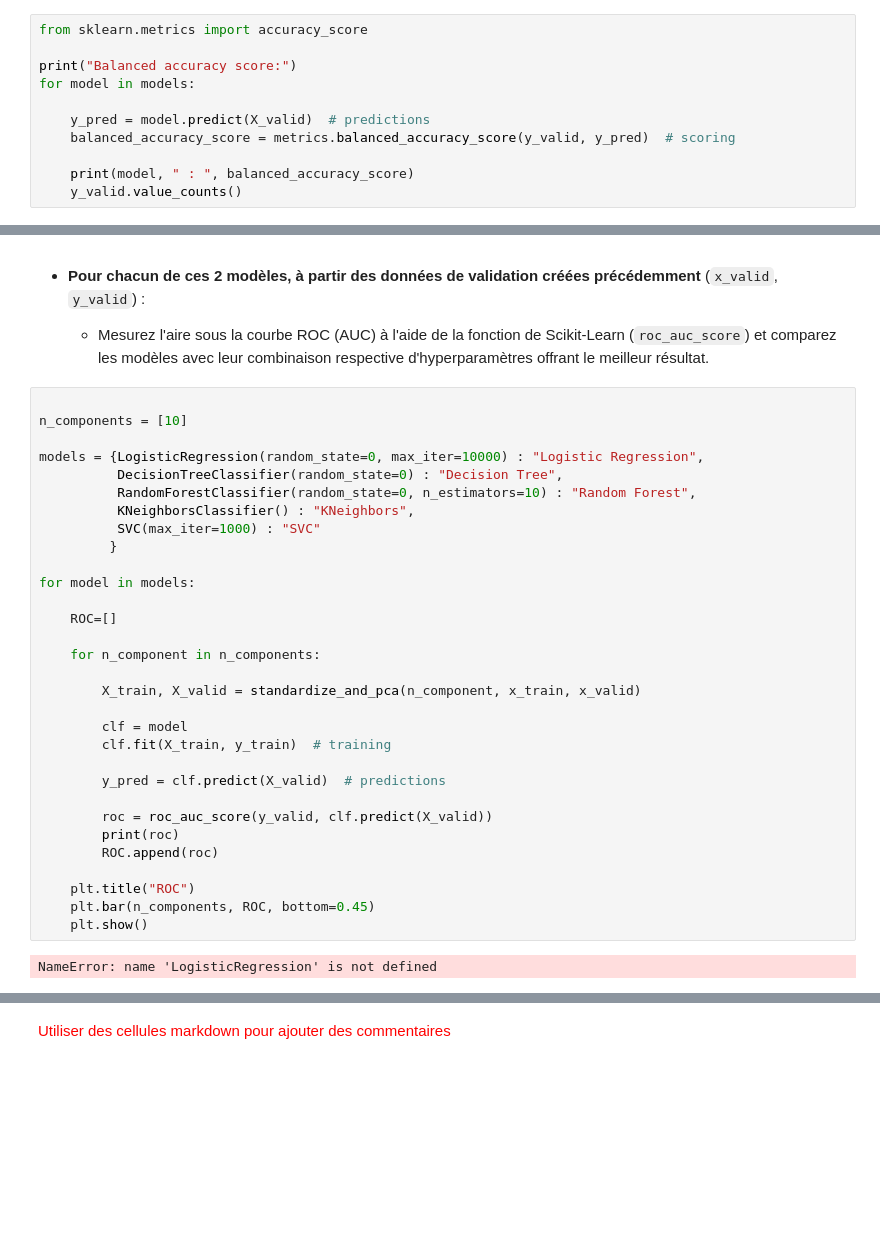
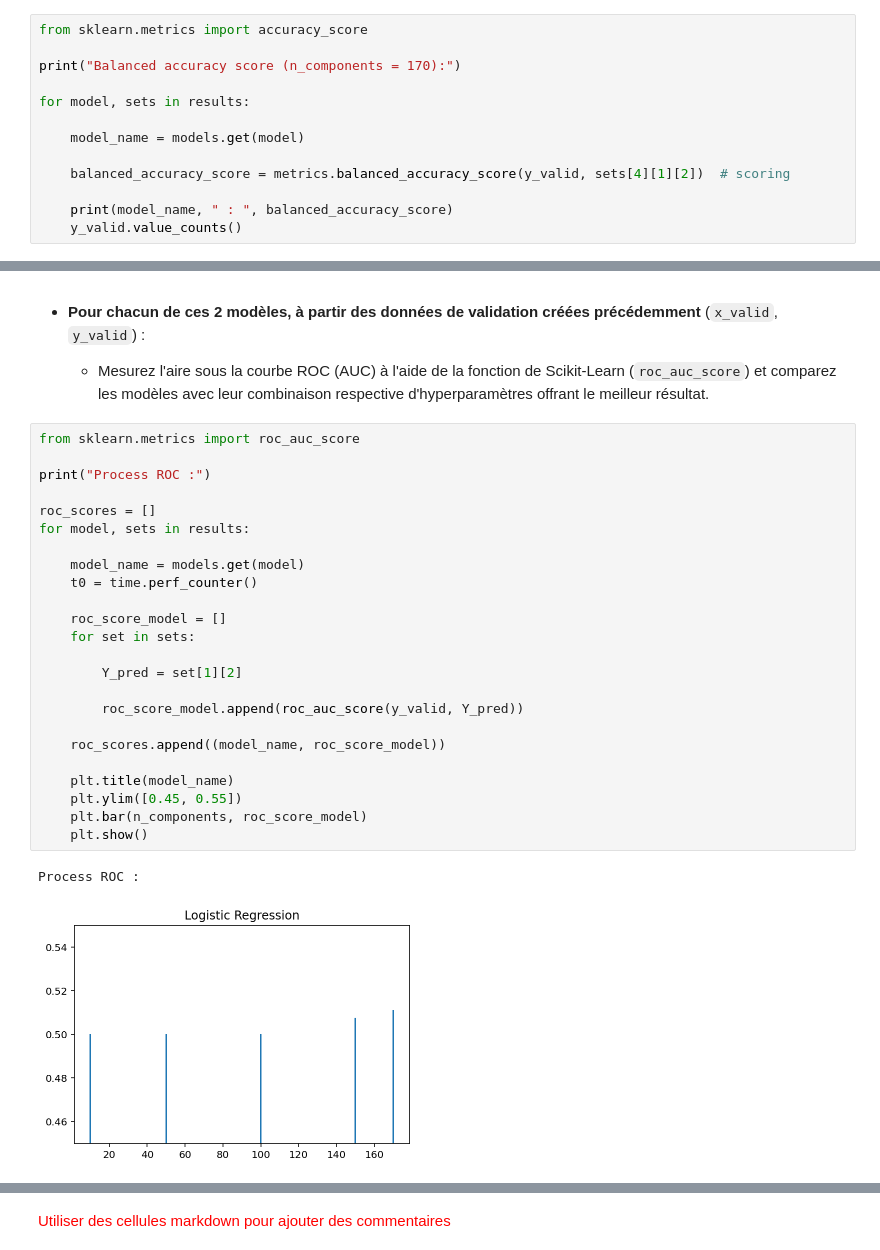
Before and after one commit to AlexisDel/Projet-ISD2, a Jupyter notebook: Projet.ipynb, the cells around one changed output, grey strips where cells are left out. Drawn from its saved outputs; the diff is of its cells as text; blank space fills up the shorter version.

```diff
--- a/Projet.ipynb
+++ b/Projet.ipynb
@@ -891,12 +783,14 @@ for model in models:
 # %%
 from sklearn.metrics import accuracy_score
 
-print("Balanced accuracy score:")
-for model in models:
+print("Balanced accuracy score (n_components = 170):")
 
-    y_pred = model.predict(X_valid)  # predictions
-    balanced_accuracy_score = metrics.balanced_accuracy_score(y_valid, y_pred)  # scoring
+for model, sets in results:
 
-    print(model, " : ", balanced_accuracy_score)
+    model_name = models.get(model)
+
+    balanced_accuracy_score = metrics.balanced_accuracy_score(y_valid, sets[4][1][2])  # scoring
+
+    print(model_name, " : ", balanced_accuracy_score)
     y_valid.value_counts()
 # %% [output]
@@ -1070,36 +893,30 @@ plt.show
 * **Pour chacun de ces 2 modèles, à partir des données de validation créées précédemment** (`x_valid`, `y_valid`) :
 
     * Mesurez l'aire sous la courbe ROC (AUC) à l'aide de la fonction de Scikit-Learn (`roc_auc_score`) et comparez les modèles avec leur combinaison respective d'hyperparamètres offrant le meilleur résultat.
-# %%
-
-n_components = [10]
-
-models = {LogisticRegression(random_state=0, max_iter=10000) : "Logistic Regression",
-          DecisionTreeClassifier(random_state=0) : "Decision Tree",
-          RandomForestClassifier(random_state=0, n_estimators=10) : "Random Forest",
-          KNeighborsClassifier() : "KNeighbors",
-          SVC(max_iter=1000) : "SVC"
-         }
-
-for model in models:
-
-    ROC=[]
-
-    for n_component in n_components:
-
-        X_train, X_valid = standardize_and_pca(n_component, x_train, x_valid)
-
-        clf = model
-        clf.fit(X_train, y_train)  # training
-
-        y_pred = clf.predict(X_valid)  # predictions
-
-        roc = roc_auc_score(y_valid, clf.predict(X_valid))
-        print(roc)
-        ROC.append(roc)
-
-    plt.title("ROC")
-    plt.bar(n_components, ROC, bottom=0.45)
-    plt.show()
-# %% [output]
-NameError: name 'LogisticRegression' is not defined
+# %%
+from sklearn.metrics import roc_auc_score
+
+print("Process ROC :")
+
+roc_scores = []
+for model, sets in results:
+
+    model_name = models.get(model)
+    t0 = time.perf_counter()
+
+    roc_score_model = []
+    for set in sets:
+
+        Y_pred = set[1][2]
+
+        roc_score_model.append(roc_auc_score(y_valid, Y_pred))
+
+    roc_scores.append((model_name, roc_score_model))
+
+    plt.title(model_name)
+    plt.ylim([0.45, 0.55])
+    plt.bar(n_components, roc_score_model)
+    plt.show()
+# %% [output]
+Process ROC :
+[figure, added]
```
Also changed, not shown: parts of 27 cells of this notebook, 3 other files.
